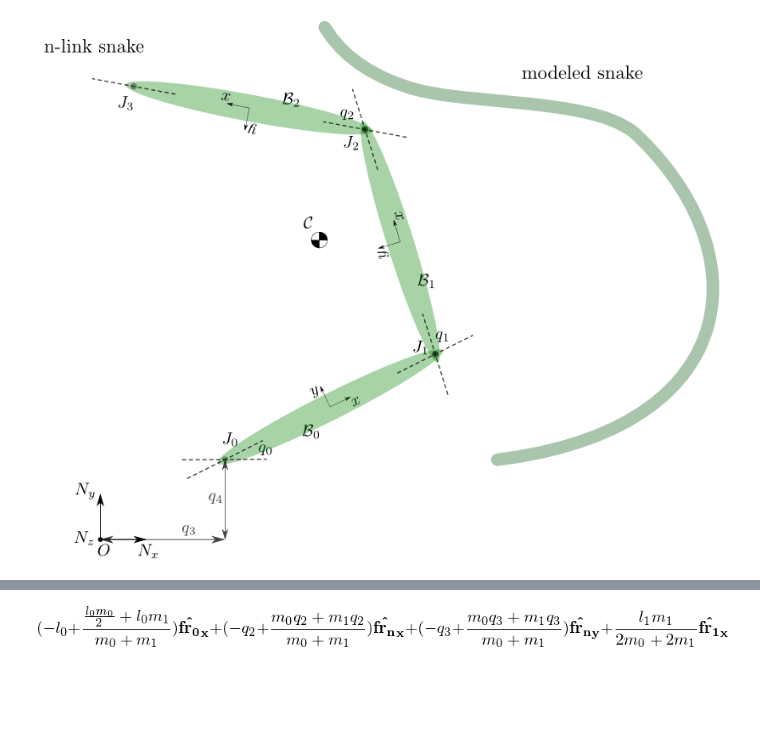
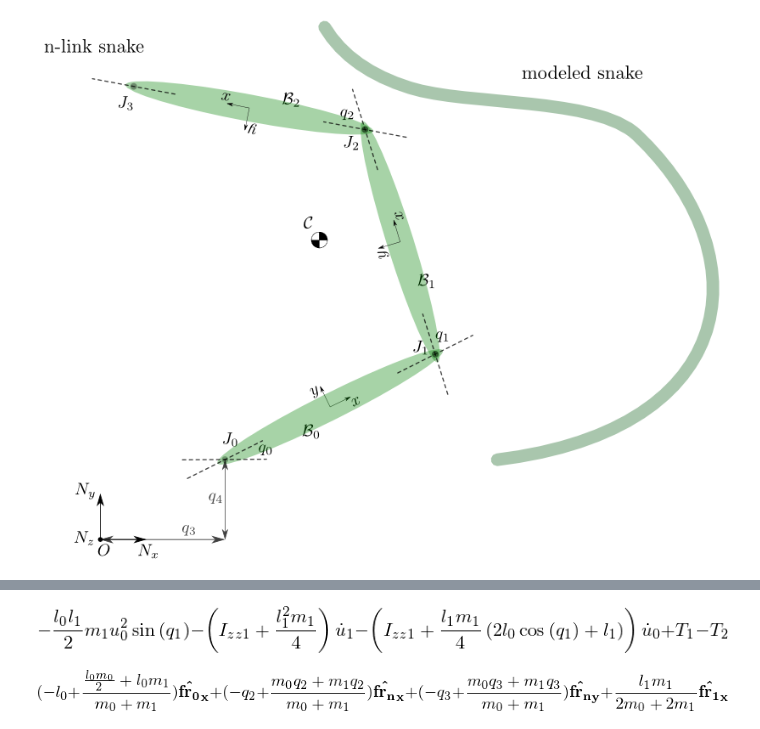
Before and after one commit to isaacyeaton/snaketurn, a Jupyter notebook: 3-link-snake-free-head-torques.ipynb, the cells around one changed output, grey strips where cells are left out. Cells and saved outputs as stored; diff of their text form; code cells hidden in the pictures; blank space fills up the shorter version.

```diff
--- a/3-link-snake-free-head-torques.ipynb
+++ b/3-link-snake-free-head-torques.ipynb
@@ -128,0 +221,4 @@ kz[0]
+# %%
+kz[1]
+# %% [output]
+[figure, added]
```
Also changed, not shown: parts of 35 cells of this notebook, 1 other file.
